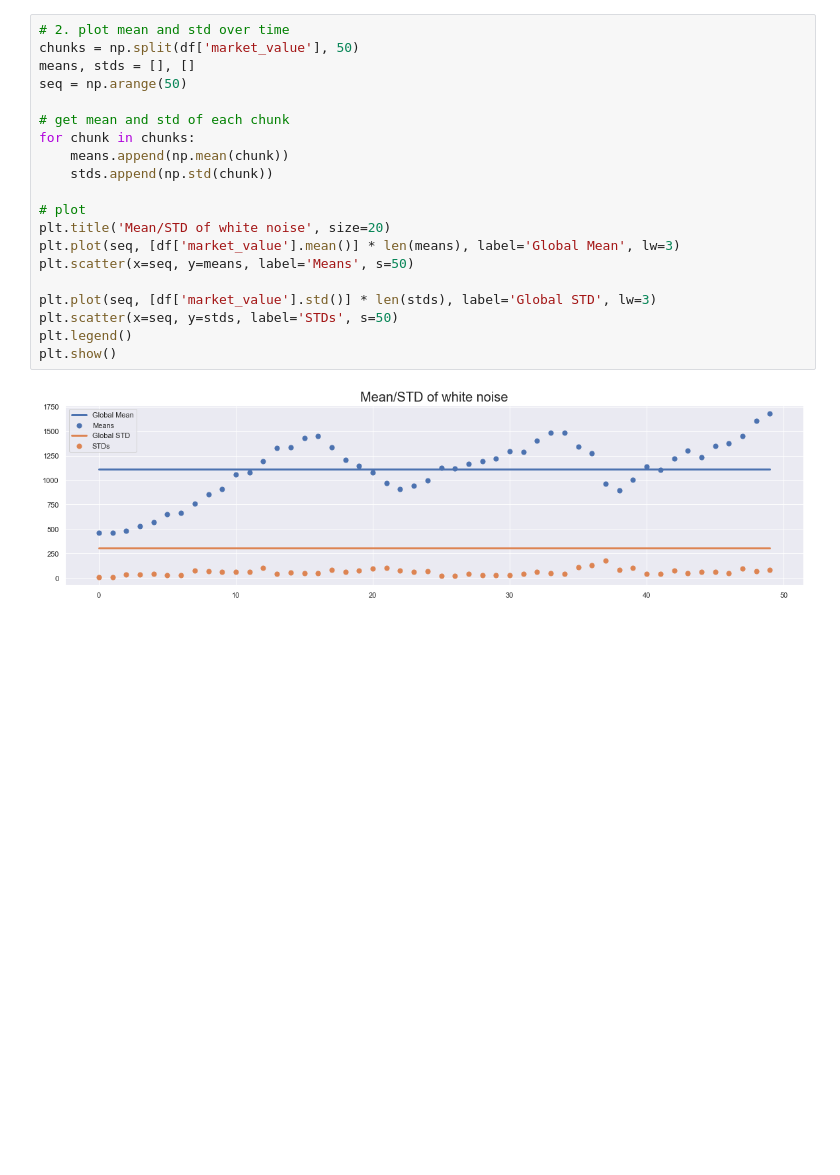
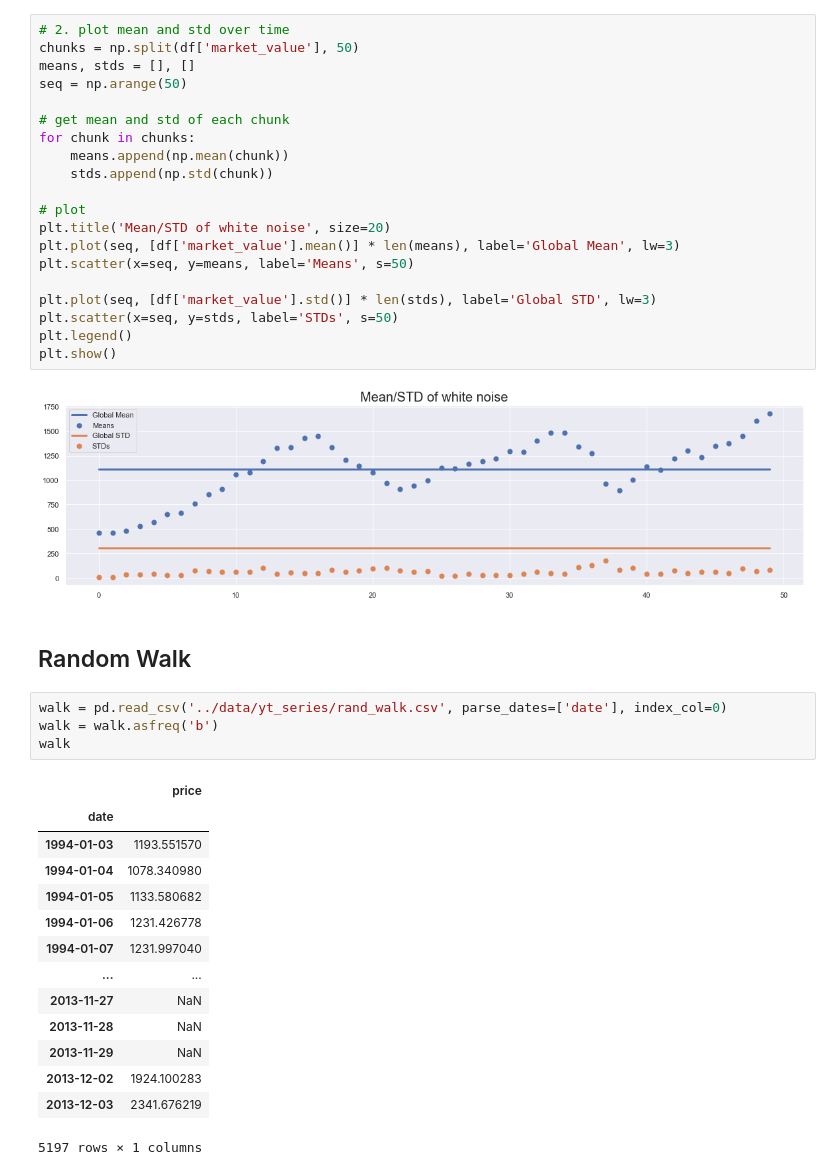
Before and after one commit to dissagaliyeva/python, a Jupyter notebook: time_series/tta-course/1.intro_to_tta.ipynb, the cells around one changed output. Cells and saved outputs as stored; diff of their text form; blank space fills up the shorter version.

```diff
--- a/time_series/tta-course/1.intro_to_tta.ipynb
+++ b/time_series/tta-course/1.intro_to_tta.ipynb
@@ -168,3 +168,24 @@ plt.legend()
 plt.show()
 # %% [output]
 [figure]
+# %% [markdown]
+## Random Walk
+# %%
+walk = pd.read_csv('../data/yt_series/rand_walk.csv', parse_dates=['date'], index_col=0)
+walk = walk.asfreq('b')
+walk
+# %% [output]
+|  | price |
+| date |  |
+| 1994-01-03 | 1193.551570 |
+| 1994-01-04 | 1078.340980 |
+| 1994-01-05 | 1133.580682 |
+| 1994-01-06 | 1231.426778 |
+| 1994-01-07 | 1231.997040 |
+| ... | ... |
+| 2013-11-27 | NaN |
+| 2013-11-28 | NaN |
+| 2013-11-29 | NaN |
+| 2013-12-02 | 1924.100283 |
+| 2013-12-03 | 2341.676219 |
+5197 rows × 1 columns
```
Also changed, not shown: parts of 5 cells of this notebook, 2 other files.
